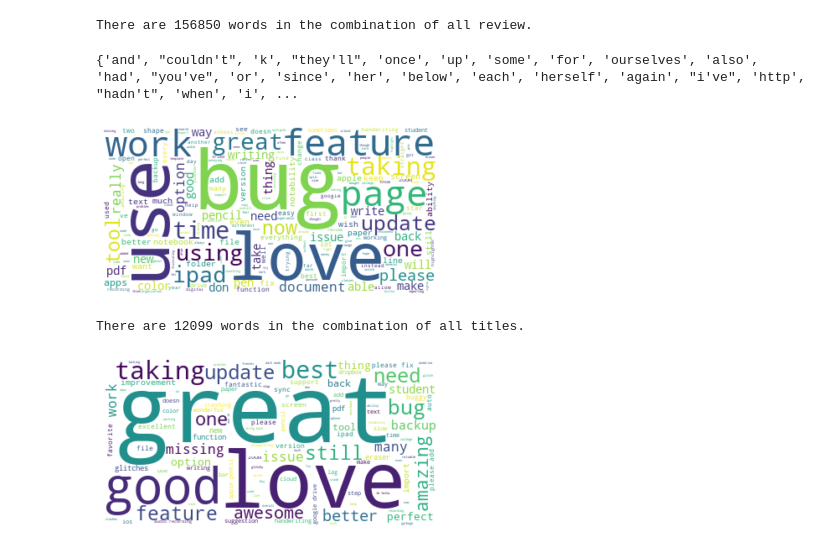
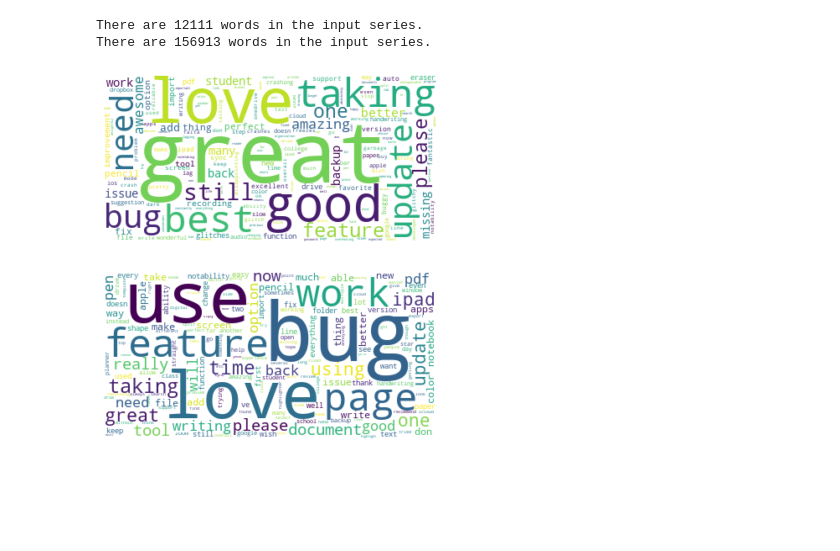
Before and after one commit to Ykid/presentation, a Jupyter notebook: analyseReview.ipynb, the cells around one changed output. Cells and saved outputs as stored; diff of their text form; code cells hidden in the pictures; blank space fills up the shorter version.

Commit message:
refactor the note book to output most frequent word for english countries

```diff
--- a/analyseReview.ipynb
+++ b/analyseReview.ipynb
@@ -19,0 +1,22 @@ reviews.head()
+# %%
+import pandas as pd
+from wordcloud import WordCloud, STOPWORDS, ImageColorGenerator
+import matplotlib.pyplot as plt
+from nltk.tokenize import RegexpTokenizer
+tokenizer = RegexpTokenizer(r'\w+')
+
+def split_eng_sentences(series:pd.Series) -> pd.Series:
+        lowered = "|".join(series).lower()
+        return pd.Series(tokenizer.tokenize(lowered))
+
+def generate_word_cloud_plot(word_series: pd.Series, stop_words):
+    # Create and generate a word cloud image:
+    text = " ".join(word_series)
+    print ("There are {} words in the input series.".format(len(text)))
+    wordcloud = WordCloud(stopwords=stop_words, background_color="white", collocations=False).generate(text)
+    # Display the generated image:
+    plt.imshow(wordcloud, interpolation='bilinear')
+    plt.axis("off")
+    plt.show()
+
+print('set up completed')
@@ -20 +27,11 @@ reviews.head()
+# %%
+eng_stopwords = set(STOPWORDS)
+eng_stopwords.update({'goodnotes', 'goodnote', 'note', 'notes', 'app'})
+
+def generate_title_and_review_plot(path: str, stop_words):
+    reviews = pd.read_csv(path)
+    title_series = split_eng_sentences(reviews.title)
+    review_series = split_eng_sentences(reviews.review)
+    generate_word_cloud_plot(title_series, stop_words)
+    generate_word_cloud_plot(review_series, stop_words)
 # %% [markdown]
@@ -37,36 +39,8 @@ split_review_series.value_counts().to_csv("reviews_frequency.csv", header = Fals
-# %%
-text = " ".join(split_review_series)
-print ("There are {} words in the combination of all review.".format(len(text)))
-# %% [output]
-There are 156850 words in the combination of all review.
-# %%
-stopwords = set(STOPWORDS)
-stopwords.update(set(['goodnotes', 'goodnote', 'note', 'notes', 'app']))
-print(stopwords)
-# %% [output]
-{'and', "couldn't", 'k', "they'll", 'once', 'up', 'some', 'for', 'ourselves', 'also', 'had', "you've", 'or', 'since', 'her', 'below', 'each', 'herself', 'again', "i've", 'http', "hadn't", 'when', 'i', ...
-# %%
-# Create and generate a word cloud image:
-wordcloud = WordCloud(stopwords=stopwords, background_color="white", collocations=False).generate(text)
-
-# Display the generated image:
-plt.imshow(wordcloud, interpolation='bilinear')
-plt.axis("off")
-plt.show()
-# %% [output]
-[figure, removed]
-# %%
-text2 = " ".join(split_title_series)
-print ("There are {} words in the combination of all titles.".format(len(text2)))
-# %% [output]
-There are 12099 words in the combination of all titles.
-# %%
-# Create and generate a word cloud image:
-wordcloud = WordCloud(stopwords=stopwords, background_color="white").generate(text2)
-
-# Display the generated image:
-plt.imshow(wordcloud, interpolation='bilinear')
-plt.axis("off")
-plt.show()
-# %% [output]
-[figure, removed]
+# %%
+us_path = "./reviews/United_States/reviews_United_States_2019_10_27.csv"
+generate_title_and_review_plot(us_path, eng_stopwords)
+# %% [output]
+There are 12111 words in the input series.
+There are 156913 words in the input series.
+[figure, added]
+[figure, added]
```
Also changed, not shown: parts of 15 cells of this notebook.
